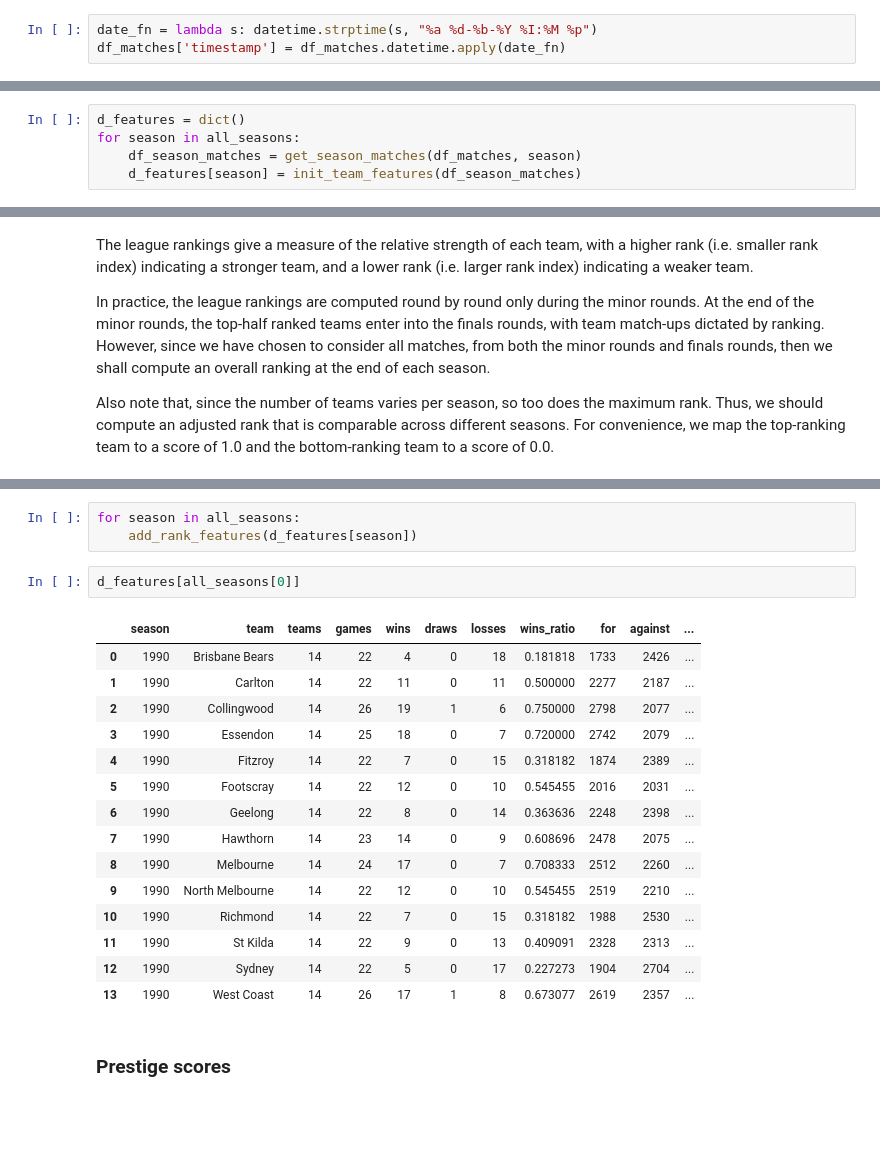
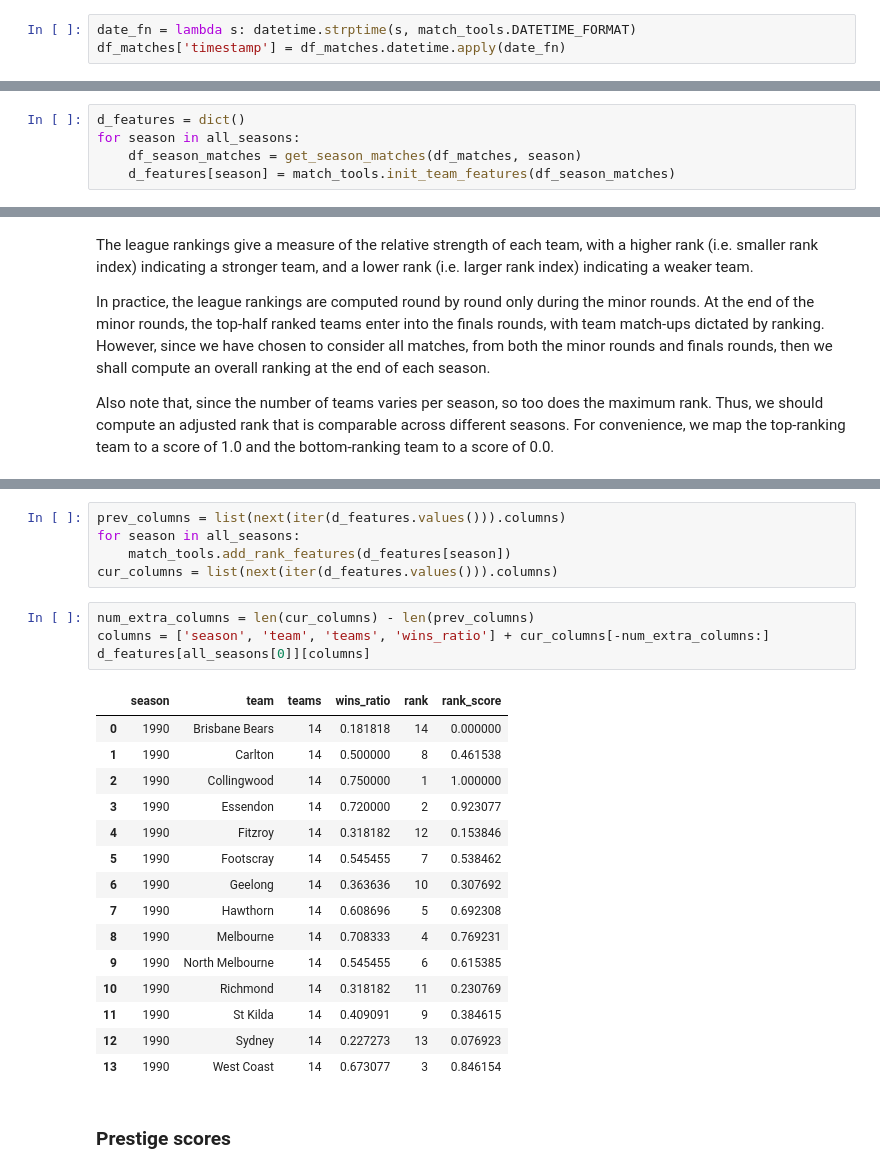
Before and after one commit to gaj67/gaj-data-science, a Jupyter notebook: AFL/notebooks/3_feature_extraction.ipynb, the cells around one changed output, grey strips where cells are left out. Cells and saved outputs as stored; diff of their text form; blank space fills up the shorter version.

```diff
--- a/AFL/notebooks/3_feature_extraction.ipynb
+++ b/AFL/notebooks/3_feature_extraction.ipynb
@@ -23,7 +23,7 @@ import pandas as pd
 # %%
 df_matches = pd.read_csv(os.path.join("..", "data", "matches.csv"))
 # %%
-date_fn = lambda s: datetime.strptime(s, "%a %d-%b-%Y %I:%M %p")
+date_fn = lambda s: datetime.strptime(s, match_tools.DATETIME_FORMAT)
 df_matches['timestamp'] = df_matches.datetime.apply(date_fn)
 # %%
 df_matches
@@ -90,7 +72,7 @@ all_seasons = sorted(set(df_matches.season))
 d_features = dict()
 for season in all_seasons:
     df_season_matches = get_season_matches(df_matches, season)
-    d_features[season] = init_team_features(df_season_matches)
+    d_features[season] = match_tools.init_team_features(df_season_matches)
 # %%
 d_features[all_seasons[0]]
 # %% [output]
@@ -268,24 +220,28 @@ def add_rank_features(df_features):
 # %%
+prev_columns = list(next(iter(d_features.values())).columns)
 for season in all_seasons:
-    add_rank_features(d_features[season])
+    match_tools.add_rank_features(d_features[season])
+cur_columns = list(next(iter(d_features.values())).columns)
 # %%
-d_features[all_seasons[0]]
+num_extra_columns = len(cur_columns) - len(prev_columns)
+columns = ['season', 'team', 'teams', 'wins_ratio'] + cur_columns[-num_extra_columns:]
+d_features[all_seasons[0]][columns]
 # %% [output]
-|  | season | team | teams | games | wins | draws | losses | wins_ratio | for | against | ... |
-| 0 | 1990 | Brisbane Bears | 14 | 22 | 4 | 0 | 18 | 0.181818 | 1733 | 2426 | ... |
-| 1 | 1990 | Carlton | 14 | 22 | 11 | 0 | 11 | 0.500000 | 2277 | 2187 | ... |
-| 2 | 1990 | Collingwood | 14 | 26 | 19 | 1 | 6 | 0.750000 | 2798 | 2077 | ... |
-| 3 | 1990 | Essendon | 14 | 25 | 18 | 0 | 7 | 0.720000 | 2742 | 2079 | ... |
-| 4 | 1990 | Fitzroy | 14 | 22 | 7 | 0 | 15 | 0.318182 | 1874 | 2389 | ... |
-| 5 | 1990 | Footscray | 14 | 22 | 12 | 0 | 10 | 0.545455 | 2016 | 2031 | ... |
-| 6 | 1990 | Geelong | 14 | 22 | 8 | 0 | 14 | 0.363636 | 2248 | 2398 | ... |
-| 7 | 1990 | Hawthorn | 14 | 23 | 14 | 0 | 9 | 0.608696 | 2478 | 2075 | ... |
-| 8 | 1990 | Melbourne | 14 | 24 | 17 | 0 | 7 | 0.708333 | 2512 | 2260 | ... |
-| 9 | 1990 | North Melbourne | 14 | 22 | 12 | 0 | 10 | 0.545455 | 2519 | 2210 | ... |
-| 10 | 1990 | Richmond | 14 | 22 | 7 | 0 | 15 | 0.318182 | 1988 | 2530 | ... |
-| 11 | 1990 | St Kilda | 14 | 22 | 9 | 0 | 13 | 0.409091 | 2328 | 2313 | ... |
-| 12 | 1990 | Sydney | 14 | 22 | 5 | 0 | 17 | 0.227273 | 1904 | 2704 | ... |
-| 13 | 1990 | West Coast | 14 | 26 | 17 | 1 | 8 | 0.673077 | 2619 | 2357 | ... |
+|  | season | team | teams | wins_ratio | rank | rank_score |
+| 0 | 1990 | Brisbane Bears | 14 | 0.181818 | 14 | 0.000000 |
+| 1 | 1990 | Carlton | 14 | 0.500000 | 8 | 0.461538 |
+| 2 | 1990 | Collingwood | 14 | 0.750000 | 1 | 1.000000 |
+| 3 | 1990 | Essendon | 14 | 0.720000 | 2 | 0.923077 |
+| 4 | 1990 | Fitzroy | 14 | 0.318182 | 12 | 0.153846 |
+| 5 | 1990 | Footscray | 14 | 0.545455 | 7 | 0.538462 |
+| 6 | 1990 | Geelong | 14 | 0.363636 | 10 | 0.307692 |
+| 7 | 1990 | Hawthorn | 14 | 0.608696 | 5 | 0.692308 |
+| 8 | 1990 | Melbourne | 14 | 0.708333 | 4 | 0.769231 |
+| 9 | 1990 | North Melbourne | 14 | 0.545455 | 6 | 0.615385 |
+| 10 | 1990 | Richmond | 14 | 0.318182 | 11 | 0.230769 |
+| 11 | 1990 | St Kilda | 14 | 0.409091 | 9 | 0.384615 |
+| 12 | 1990 | Sydney | 14 | 0.227273 | 13 | 0.076923 |
+| 13 | 1990 | West Coast | 14 | 0.673077 | 3 | 0.846154 |
 # %% [markdown]
 ### Prestige scores
 # %% [markdown]
```
Also changed, not shown: parts of 33 cells of this notebook, 7 other files.
